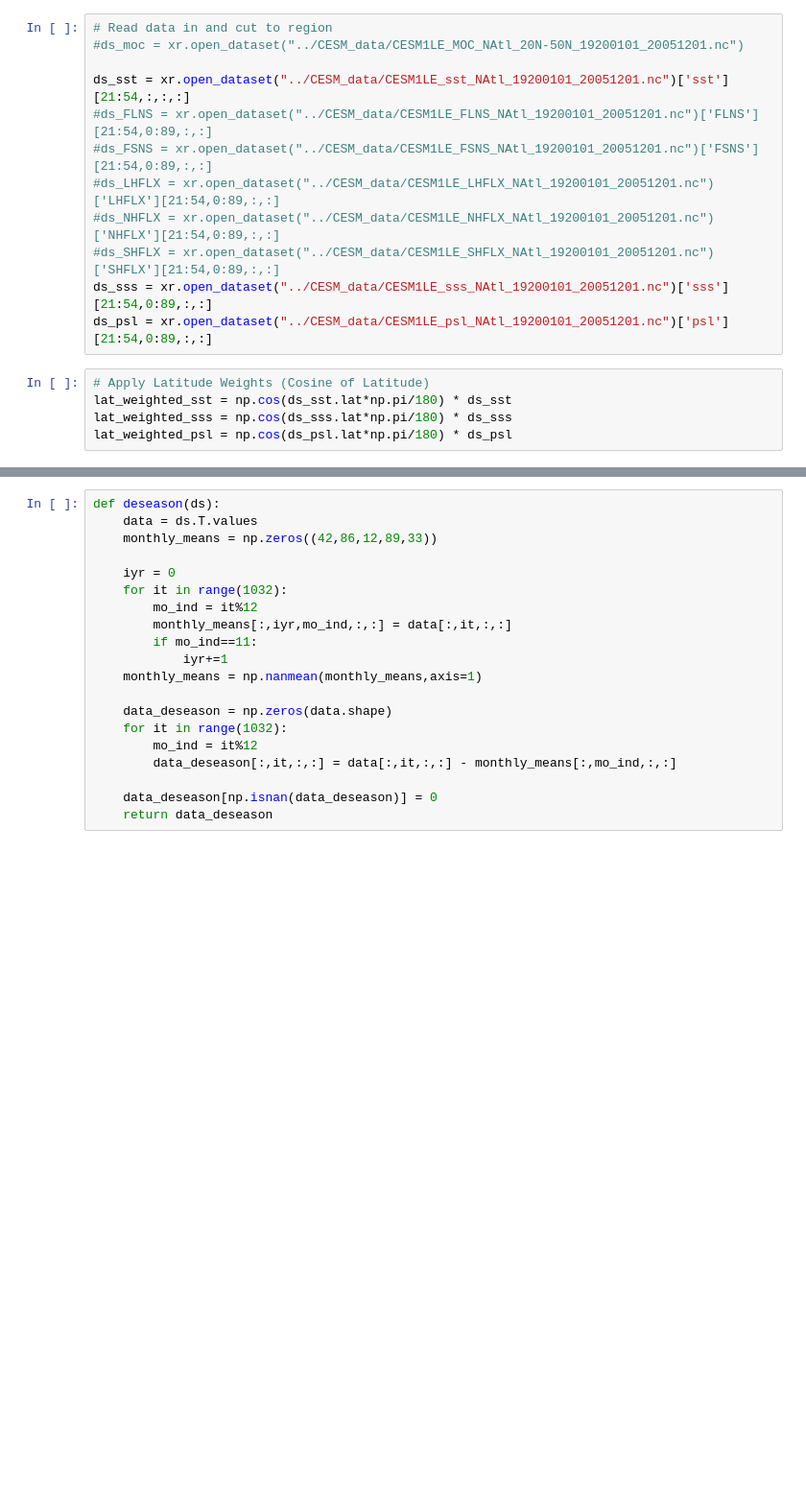
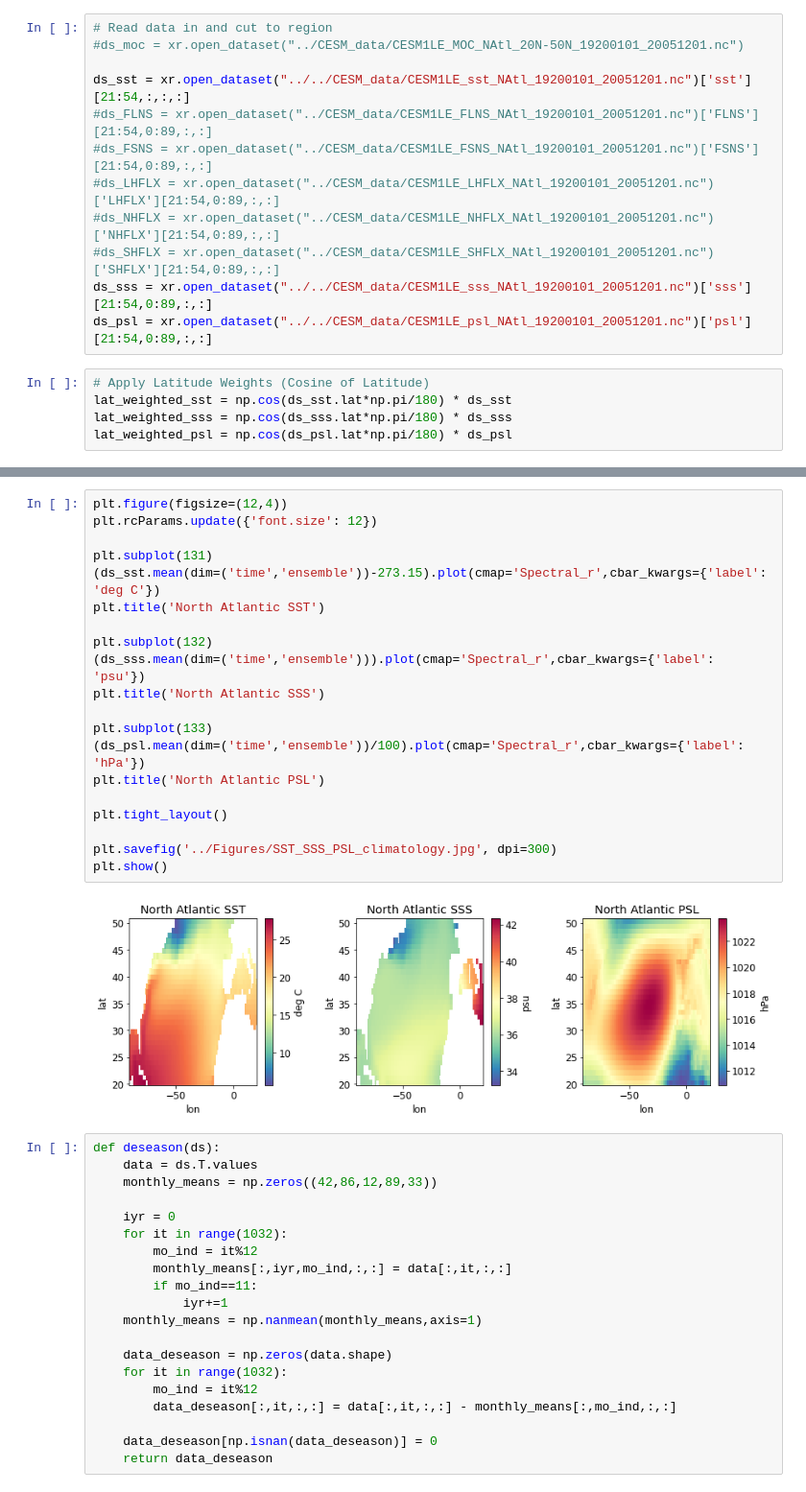
Before and after one commit to glennliu265/predict_amv, a Jupyter notebook: Preprocessing/output_normalized_data.ipynb, the cells around one changed output, grey strips where cells are left out. Shown at 96% size. Cells and saved outputs as stored; diff of their text form; blank space fills up the shorter version.

```diff
--- a/Preprocessing/output_normalized_data.ipynb
+++ b/Preprocessing/output_normalized_data.ipynb
@@ -15,14 +15,14 @@ from torch.utils.data import DataLoader, TensorDataset
 # Read data in and cut to region
 #ds_moc = xr.open_dataset("../CESM_data/CESM1LE_MOC_NAtl_20N-50N_19200101_20051201.nc")
 
-ds_sst = xr.open_dataset("../CESM_data/CESM1LE_sst_NAtl_19200101_20051201.nc")['sst'][21:54,:,:,:]
+ds_sst = xr.open_dataset("../../CESM_data/CESM1LE_sst_NAtl_19200101_20051201.nc")['sst'][21:54,:,:,:]
 #ds_FLNS = xr.open_dataset("../CESM_data/CESM1LE_FLNS_NAtl_19200101_20051201.nc")['FLNS'][21:54,0:89,:,:]
 #ds_FSNS = xr.open_dataset("../CESM_data/CESM1LE_FSNS_NAtl_19200101_20051201.nc")['FSNS'][21:54,0:89,:,:]
 #ds_LHFLX = xr.open_dataset("../CESM_data/CESM1LE_LHFLX_NAtl_19200101_20051201.nc")['LHFLX'][21:54,0:89,:,:]
 #ds_NHFLX = xr.open_dataset("../CESM_data/CESM1LE_NHFLX_NAtl_19200101_20051201.nc")['NHFLX'][21:54,0:89,:,:]
 #ds_SHFLX = xr.open_dataset("../CESM_data/CESM1LE_SHFLX_NAtl_19200101_20051201.nc")['SHFLX'][21:54,0:89,:,:]
-ds_sss = xr.open_dataset("../CESM_data/CESM1LE_sss_NAtl_19200101_20051201.nc")['sss'][21:54,0:89,:,:]
-ds_psl = xr.open_dataset("../CESM_data/CESM1LE_psl_NAtl_19200101_20051201.nc")['psl'][21:54,0:89,:,:]
+ds_sss = xr.open_dataset("../../CESM_data/CESM1LE_sss_NAtl_19200101_20051201.nc")['sss'][21:54,0:89,:,:]
+ds_psl = xr.open_dataset("../../CESM_data/CESM1LE_psl_NAtl_19200101_20051201.nc")['psl'][21:54,0:89,:,:]
 # %%
 # Apply Latitude Weights (Cosine of Latitude)
 lat_weighted_sst = np.cos(ds_sst.lat*np.pi/180) * ds_sst
@@ -41,3 +41,25 @@ Coordinates:
+# %%
+plt.figure(figsize=(12,4))
+plt.rcParams.update({'font.size': 12})
+
+plt.subplot(131)
+(ds_sst.mean(dim=('time','ensemble'))-273.15).plot(cmap='Spectral_r',cbar_kwargs={'label': 'deg C'})
+plt.title('North Atlantic SST')
+
+plt.subplot(132)
+(ds_sss.mean(dim=('time','ensemble'))).plot(cmap='Spectral_r',cbar_kwargs={'label': 'psu'})
+plt.title('North Atlantic SSS')
+
+plt.subplot(133)
+(ds_psl.mean(dim=('time','ensemble'))/100).plot(cmap='Spectral_r',cbar_kwargs={'label': 'hPa'})
+plt.title('North Atlantic PSL')
+
+plt.tight_layout()
+
+plt.savefig('../Figures/SST_SSS_PSL_climatology.jpg', dpi=300)
+plt.show()
+# %% [output]
+[figure, added]
 # %%
 def deseason(ds):
     data = ds.T.values
```
Also changed, not shown: parts of 5 cells of this notebook, 1 other file.
